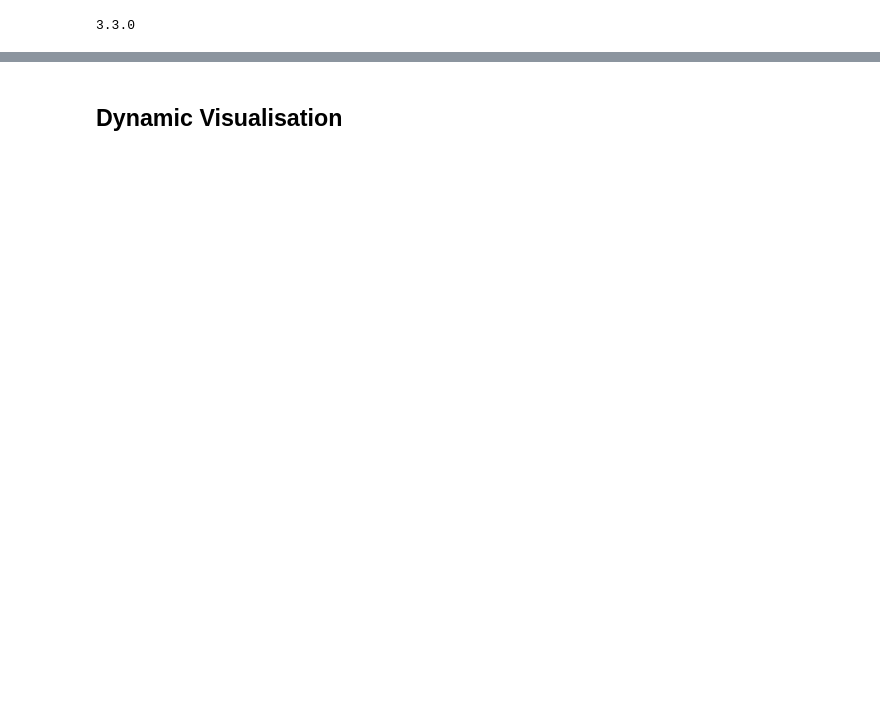
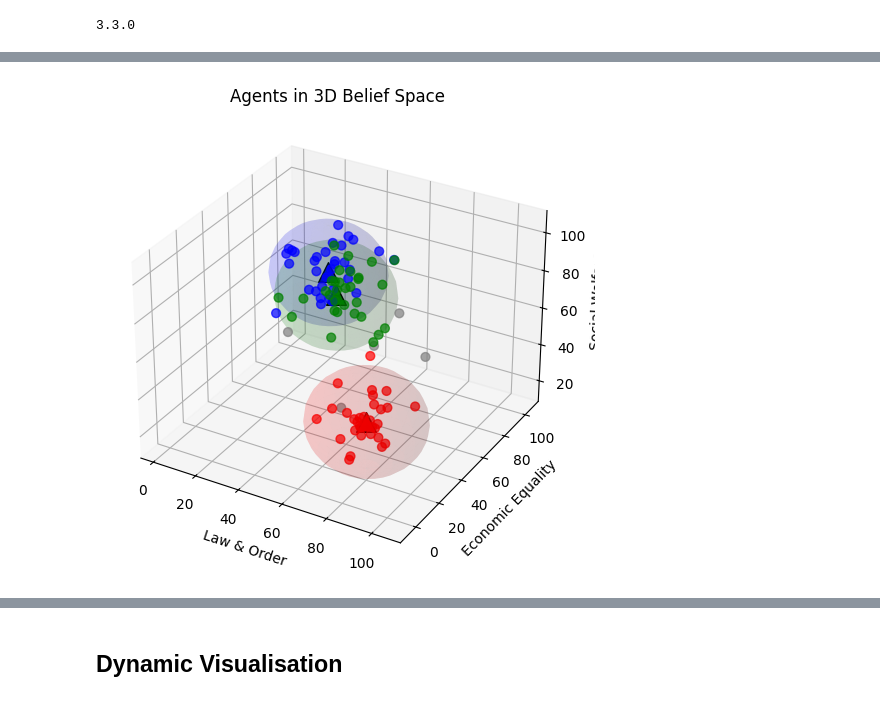
Before and after one commit to AndilexDlongs/social-contagion-abm, a Jupyter notebook: preliminary_models/social_contagion_abm.ipynb, the cells around one changed output, grey strips where cells are left out. Saved outputs shown, nothing was run; the diff lists cells and outputs as text; code cells hidden in the pictures; blank space fills up the shorter version.

```diff
--- a/preliminary_models/social_contagion_abm.ipynb
+++ b/preliminary_models/social_contagion_abm.ipynb
@@ -420,0 +468,46 @@ p.figure.set_size_inches(6, 5)
+# %%
+%matplotlib inline
+# if you want to move the 3D space, change inline to widget
+# Collect beliefs from all agents
+X = [agent.LawAndOrder for agent in environment.agents]
+Y = [agent.EconomicEquality for agent in environment.agents]
+Z = [agent.SocialWelfare for agent in environment.agents]
+
+# Color map by party
+party_colors = {
+    "Conservatism": "red",
+    "Socialism": "blue",
+    "Liberalism": "green",
+    "Undecided": "gray"
+}
+colors = [party_colors[agent.party_affiliation] for agent in environment.agents]
+
+# 3D scatter
+fig = plt.figure(figsize=(8,6))
+ax = fig.add_subplot(111, projection='3d')
+ax.scatter(X, Y, Z, c=colors, marker='o', s=40, alpha=0.7)
+
+# Labels
+ax.set_xlabel("Law & Order")
+ax.set_ylabel("Economic Equality")
+ax.set_zlabel("Social Welfare")
+ax.set_title("Agents in 3D Belief Space")
+
+# --- Define helper function to draw spheres ---
+def plot_sphere(ax, center, radius, color):
+    u, v = np.mgrid[0:2*np.pi:30j, 0:np.pi:15j]
+    x = center[0] + radius * np.cos(u) * np.sin(v)
+    y = center[1] + radius * np.sin(u) * np.sin(v)
+    z = center[2] + radius * np.cos(v)
+    ax.plot_surface(x, y, z, color=color, alpha=0.1, linewidth=0)
+
+# --- Draw each party sphere ---
+for p in environment.parties:
+    plot_sphere(ax, p.center_vector(), p.radius, party_colors[p.name])
+    # also mark the party center
+    ax.scatter(*p.center_vector(), c=party_colors[p.name],
+               marker="^", s=200, edgecolors="k")
+
+plt.show()
+# %% [output]
+[figure, added]
```
Also changed, not shown: parts of 10 cells of this notebook.
